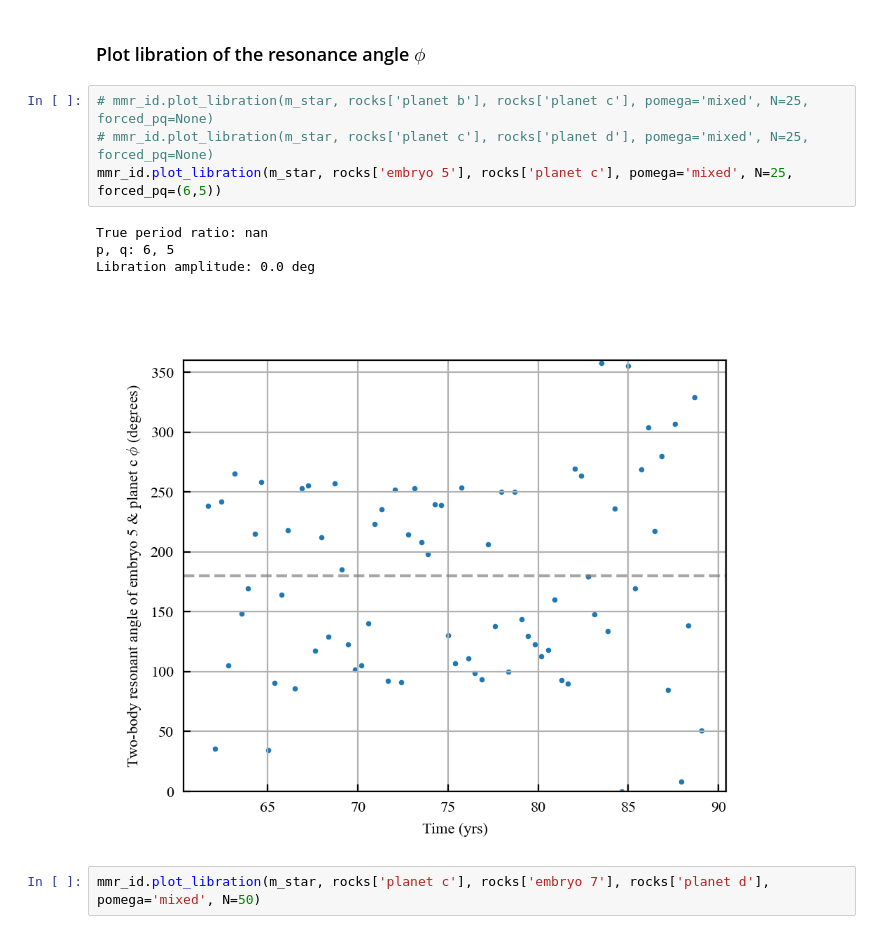
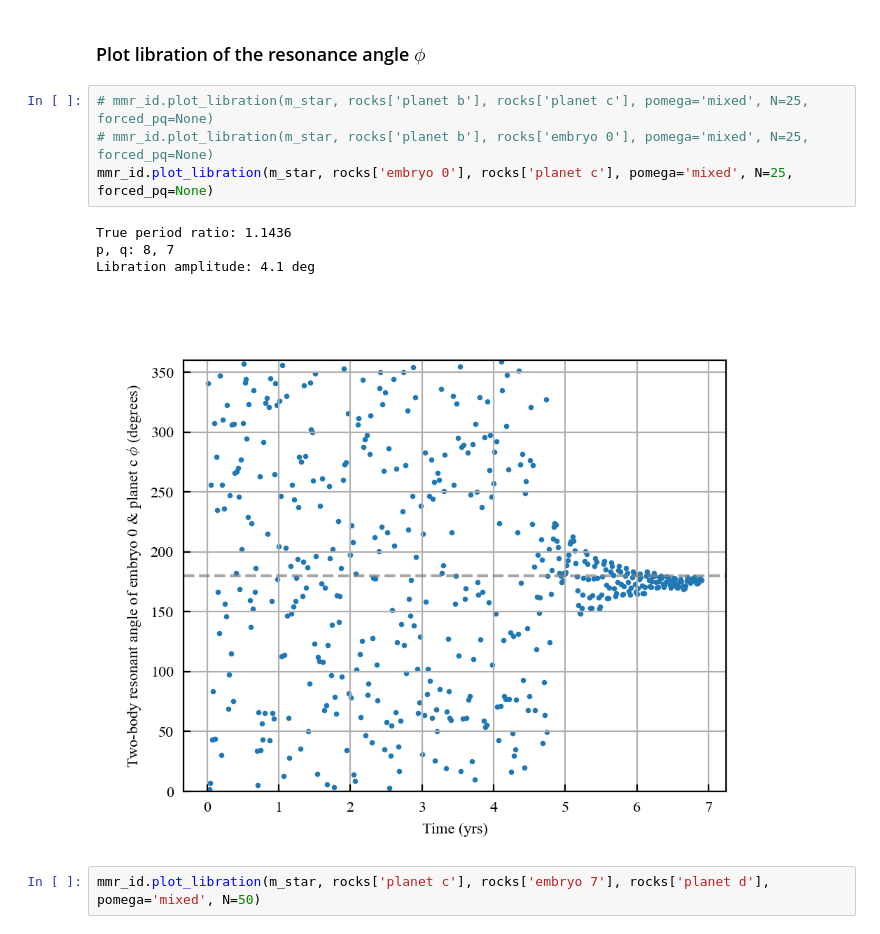
Before and after one commit to dchen10Git/uh-ifa-reu-2026, a Jupyter notebook: analyze_one_sim.ipynb, the cells around one changed output. Drawn from its saved outputs; the diff is of its cells as text.

```diff
--- a/analyze_one_sim.ipynb
+++ b/analyze_one_sim.ipynb
@@ -331,13 +362,13 @@ Sigma_1au: 100 g/cm^2, h_1au: 0.010, m_em: 0.7
 ### Plot libration of the resonance angle $\phi$
 # %%
 # mmr_id.plot_libration(m_star, rocks['planet b'], rocks['planet c'], pomega='mixed', N=25, forced_pq=None)
-# mmr_id.plot_libration(m_star, rocks['planet c'], rocks['planet d'], pomega='mixed', N=25, forced_pq=None)
-mmr_id.plot_libration(m_star, rocks['embryo 5'], rocks['planet c'], pomega='mixed', N=25, forced_pq=(6,5))
+# mmr_id.plot_libration(m_star, rocks['planet b'], rocks['embryo 0'], pomega='mixed', N=25, forced_pq=None)
+mmr_id.plot_libration(m_star, rocks['embryo 0'], rocks['planet c'], pomega='mixed', N=25, forced_pq=None)
 # %% [output]
-True period ratio: nan
-p, q: 6, 5
-Libration amplitude: 0.0 deg
+True period ratio: 1.1436
+p, q: 8, 7
+Libration amplitude: 4.1 deg
-[figure, old version]
+[figure, new version]
 # %%
 mmr_id.plot_libration(m_star, rocks['planet c'], rocks['embryo 7'], rocks['planet d'], pomega='mixed', N=50)
 # %% [output]
```
Also changed, not shown: parts of 2 cells of this notebook, 6 other files.
